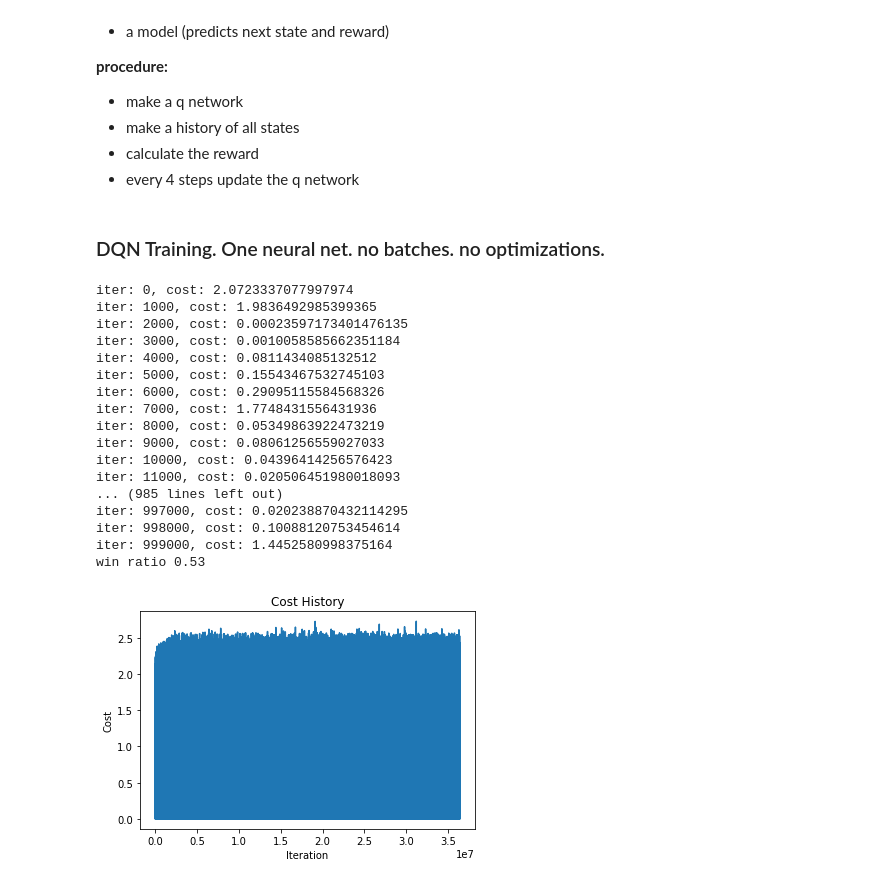
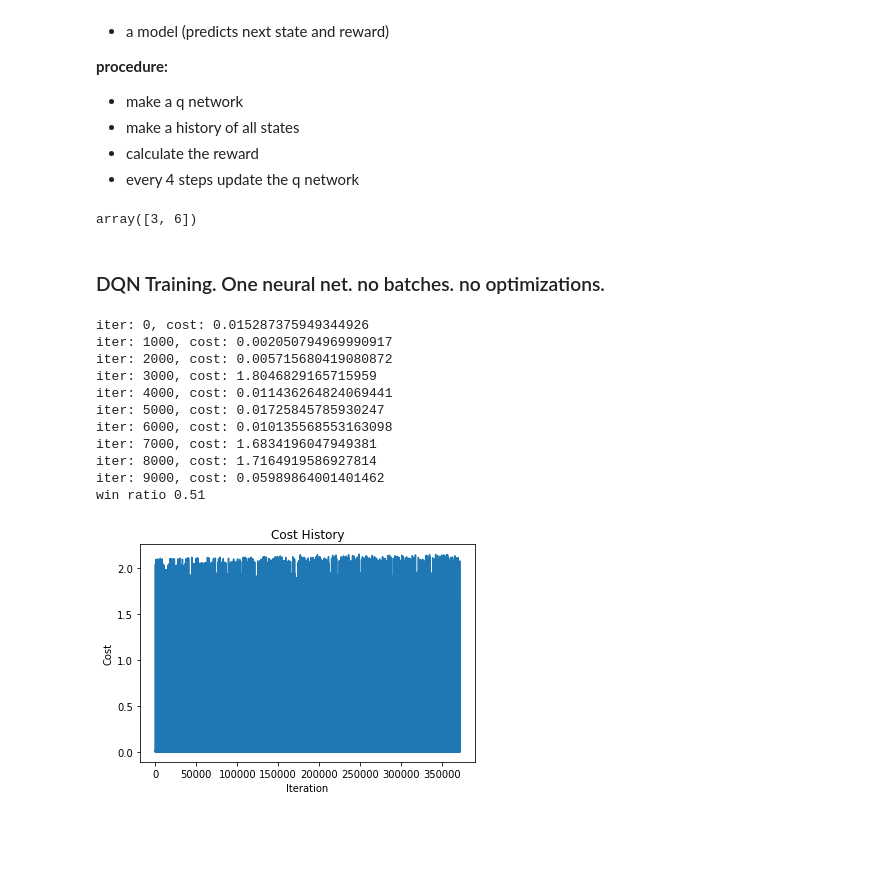
Before and after one commit to i-jared/mancala-ml, a Jupyter notebook: main.ipynb, the cells around one changed output. Saved outputs shown, nothing was run; the diff lists cells and outputs as text; code cells hidden in the pictures; blank space fills up the shorter version.

```diff
--- a/main.ipynb
+++ b/main.ipynb
@@ -46,6 +46,11 @@ class QLayer():
             return np.maximum(0,z)
         elif (self.activation == Activation.SIGMOID):
             return 1 / (1 + np.exp(-z))
+# %%
+a  = np.array([[1,2,3],[4,5,6]])
+a[:,2]
+# %% [output]
+array([3, 6])
 # %%
 
 class QNetwork():
@@ -153,5 +196,6 @@ class MancalaBoard():
 # %%
-iter = 1000000
+iter = 10000
+max_replay = 10000
 epsilon = 1.0
 epsilon_decay_rate = 0.999
 min_epsilon = 0.01
@@ -160,10 +204,21 @@ q_net = QNetwork([QLayer(14,64,Activation.RELU),
                    QLayer(64,64,Activation.RELU),
                    QLayer(64,6,Activation.SIGMOID)],
                    learning_rate=0.01)
+q_net0 = QNetwork([QLayer(14,64,Activation.RELU),
+                   QLayer(64,64,Activation.RELU),
+                   QLayer(64,6,Activation.SIGMOID)],
+                   learning_rate=0.01)
+q_net1 = QNetwork([QLayer(14,128,Activation.RELU),
+                   QLayer(128,128,Activation.RELU),
+                   QLayer(128,6,Activation.SIGMOID)],
+                   learning_rate=0.01)
+agent0 = Robot(q_net0, 0)
+agent1 = Robot(q_net1, 1)
 # %% [markdown]
 ### DQN Training. One neural net. no batches. no optimizations.
 # %%
 env = MancalaBoard()
+replay_buffer = np.array([])
 cost_hist = []
 win_hist = []
 for i in range(iter):
@@ -172,8 +227,9 @@ for i in range(iter):
     ave_cost = 0.0
     last_action_robot = 0
     last_state_robot = np.zeros(14)
+    move_count = 0
     while not game_over:
-        state = env.board
+        state = env.board / 48
     # choose an action with epsilon greedy
         if (env.player == 0):
             rand_e = np.random.rand()
@@ -187,13 +243,25 @@ for i in range(iter):
             # get the new state from the action
             last_state_robot = state
             new_state, reward, game_over = env.move(action)
-            q_target_max = reward + discount_factor * np.max(q_net.forward(new_state))
-            q_target = q_pred.copy()
-            q_target[action] = q_target_max
+            replay_buffer = np.append(replay_buffer, np.append(state, q_pred, action, reward, new_state, game_over))
+            if (move_count % 4 == 0 and replay_buffer.size > 64):
+                sample_indices = np.random.choice(replay_buffer.shape[0], 64)
+                sample_experiences = replay_buffer[sample_indices]
+                vfunc = np.vectorize(q_net.forward)
+                q_target_sample = sample_experiences[:,3] + discount_factor * np.max(vfunc(sample_experiences[:,4]))
+                q_pred_sample = np.array([x[0] for x in sample_experiences])
+
+                q_net.backward(q_target_sample, q_pred_sample)
+                # q_target = q_net.forward(last_state_robot)
+                # q_target[last_action_robot] = reward + discount_factor * np.max(q_net.forward(new_state))
+                # q_net.backward(q_target, q_pred)
+                # q_target_max = reward + discount_factor * np.max(q_net.forward(new_state))
+
             cost = np.sum(np.square(q_pred - q_target)) / (2*q_pred.size)
             ave_cost += cost
             # backpropagate
             q_net.backward(q_target, q_pred)
+            move_count+=1
         else:
             valid = False
             while not valid:
@@ -201,48 +269,42 @@ for i in range(iter):
                 valid = state[action] > 0
             new_state, reward, game_over = env.move(action)
             if game_over:
                 if (env.board[6] > env.board[13]):
                     reward = 5
                 else:
                     reward = -5
                 q_target_max = reward + discount_factor * np.max(q_net.forward(new_state))
                 q_target = q_pred.copy()
                 q_target[last_action_robot] = q_target_max
                 q_net.backward(q_target, q_pred)
         if (game_over):
             win_hist.append(env.board[6] > env.board[13])
         epsilon = max(min_epsilon, epsilon * epsilon_decay_rate)
         cost_hist.append(ave_cost.mean())
 
     # iteration over
     # if (i % 10 == 0):
     if (i % 1000 == 0):
         print(f'iter: {i}, cost: {ave_cost}')
 
 # plot winning percentage
 print(f'win ratio {np.round(np.sum(win_hist) / iter, 2)}')
 # plot cost_hist as a line chart
 plt.plot(cost_hist)
 plt.xlabel('Iteration')
 plt.ylabel('Cost')
 plt.title('Cost History')
 plt.show('cost_hist.png')
 # %% [output]
-iter: 0, cost: 2.0723337077997974
-iter: 1000, cost: 1.9836492985399365
-iter: 2000, cost: 0.00023597173401476135
-iter: 3000, cost: 0.0010058585662351184
-iter: 4000, cost: 0.0811434085132512
-iter: 5000, cost: 0.15543467532745103
-iter: 6000, cost: 0.29095115584568326
-iter: 7000, cost: 1.7748431556431936
-iter: 8000, cost: 0.05349863922473219
-iter: 9000, cost: 0.08061256559027033
-iter: 10000, cost: 0.04396414256576423
-iter: 11000, cost: 0.020506451980018093
-... (985 lines left out)
-iter: 997000, cost: 0.020238870432114295
-iter: 998000, cost: 0.10088120753454614
-iter: 999000, cost: 1.4452580998375164
-win ratio 0.53
+iter: 0, cost: 0.015287375949344926
+iter: 1000, cost: 0.002050794969990917
+iter: 2000, cost: 0.005715680419080872
+iter: 3000, cost: 1.8046829165715959
+iter: 4000, cost: 0.011436264824069441
+iter: 5000, cost: 0.01725845785930247
+iter: 6000, cost: 0.010135568553163098
+iter: 7000, cost: 1.6834196047949381
+iter: 8000, cost: 1.7164919586927814
+iter: 9000, cost: 0.05989864001401462
+win ratio 0.51
-[figure, old version]
+[figure, new version]
```
Also changed, not shown: parts of 6 cells of this notebook.
